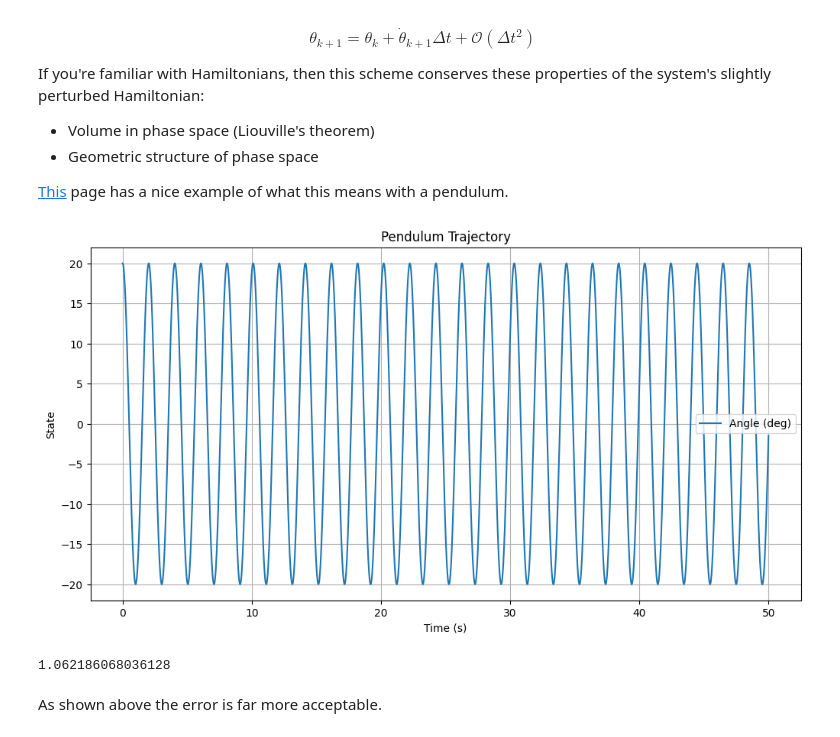
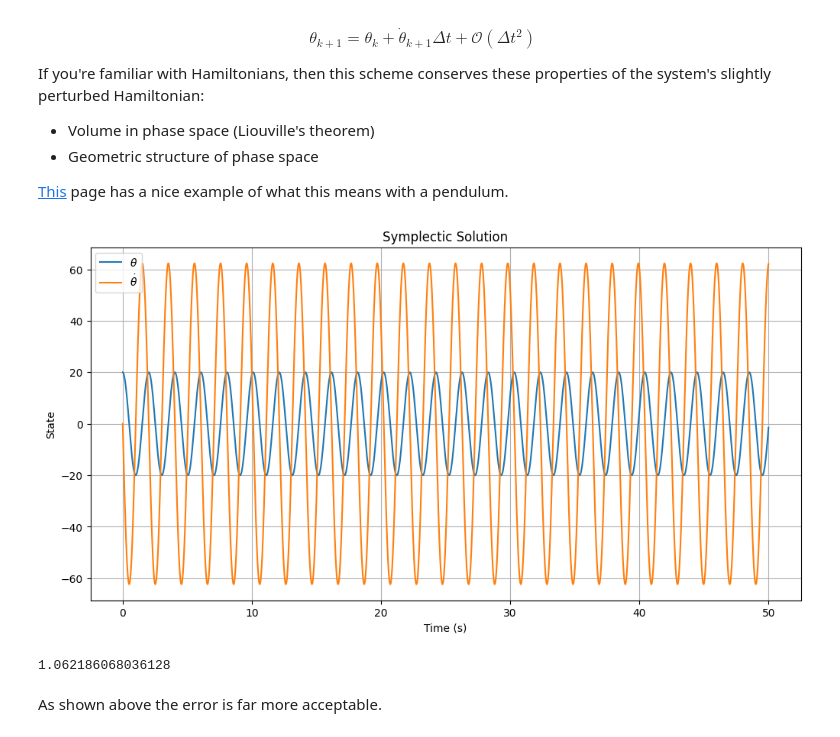
Before and after one commit to ofs416/Reinforcement_Learning, a Jupyter notebook: 2_1_pendulum.ipynb, the cells around one changed output. Cells and saved outputs as stored; diff of their text form; code cells hidden in the pictures.

```diff
--- a/2_1_pendulum.ipynb
+++ b/2_1_pendulum.ipynb
@@ -28,6 +29,10 @@ It is important to note that to do this we are required to work in discrete time
 $$ \dot{\theta}_{k+1} = \dot{\theta}_k + \ddot{\theta}_k \Delta t + \mathcal{O}(\Delta t^2)$$
 
 $$ \theta_{k+1} = \theta_k + \dot{\theta}_k \Delta t + \mathcal{O}(\Delta t^2)$$
+# %%
+G = 9.81
+LENGTH = 1
+MASS = 1
 # %%
 def euler_dynamics(x, u, length=1.0, g=9.81, dt=0.01):
     theta, theta_dot = x
@@ -49,15 +54,9 @@ trajectory = np.zeros((t_eval.shape[0], 2))
 trajectory[0] = x_start
 
 for i in range(1, t_eval.shape[0]):
-    trajectory[i] = euler_dynamics(trajectory[i - 1], control_input[i - 1], dt=dt)
+    trajectory[i] = euler_dynamics(trajectory[i - 1], control_input[i - 1], length=LENGTH, g=G, dt=dt)
 
 # Plot the pendulum trajectory
-plt.figure(figsize=(12, 6))
-plt.plot(t_eval, np.rad2deg(trajectory[:, 0]), label="Angle (deg)")
-plt.title("Pendulum Trajectory")
-plt.xlabel("Time (s)")
-plt.ylabel("State")
-plt.legend()
-plt.grid(True)
-plt.show()
+plot_state(t_eval, np.rad2deg(trajectory), 'Euler Solution', [r'$\theta$', r'$\dot{\theta}$'])
+energy_cons_check(trajectory, G, LENGTH, MASS)
 # %% [output]
@@ -91,38 +83,20 @@ If you're familiar with Hamiltonians, then this scheme conserves these propertie
 # %%
 def symplectic_dynamics(x, u, length=1.0, g=9.81, dt=0.01):
     theta, theta_dot = x
     theta_ddot = -(g / length) * np.sin(theta) + u / (length**2)
     theta_dot_new = theta_dot + theta_ddot * dt
     theta_new = theta + theta_dot_new * dt
     return np.array([theta_new, theta_dot_new])
 
-
-# Simulate pendulum trajectory
-trajectory = np.zeros((t_eval.shape[0], 2))
-trajectory[0] = x_start
-
 for i in range(1, t_eval.shape[0]):
     trajectory[i] = symplectic_dynamics(trajectory[i - 1], control_input[i - 1], dt=dt)
 
 # Plot the pendulum trajectory
-plt.figure(figsize=(12, 6))
-plt.plot(t_eval, np.rad2deg(trajectory[:, 0]), label="Angle (deg)")
-plt.title("Pendulum Trajectory")
-plt.xlabel("Time (s)")
-plt.ylabel("State")
-plt.legend()
-plt.grid(True)
-plt.show()
+plot_state(t_eval, np.rad2deg(trajectory), 'Symplectic Solution', [r'$\theta$', r'$\dot{\theta}$'])
+energy_cons_check(trajectory, G, LENGTH, MASS)
 # %% [output]
-[figure, old version]
+[figure, new version]
+1.062186068036128
-# %%
-gp = 1 * 9.81 * (1 + np.cos(trajectory[:, 0]))
-ke = 0.5 * 1 * trajectory[:, 1] ** 2
-total_energy = gp + ke
-
-print(total_energy.max() / total_energy[0])
-# %% [output]
-1.062186068036128
 # %% [markdown]
 As shown above the error is far more acceptable.
 # %% [markdown]
```
Also changed, not shown: parts of 5 cells of this notebook, 1 other file.
